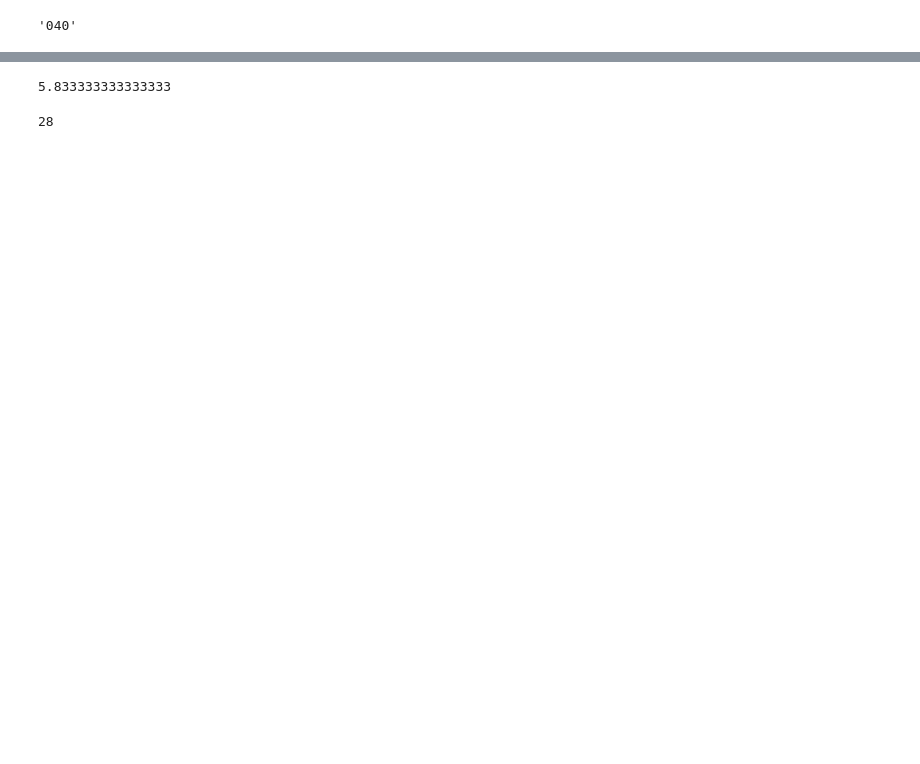
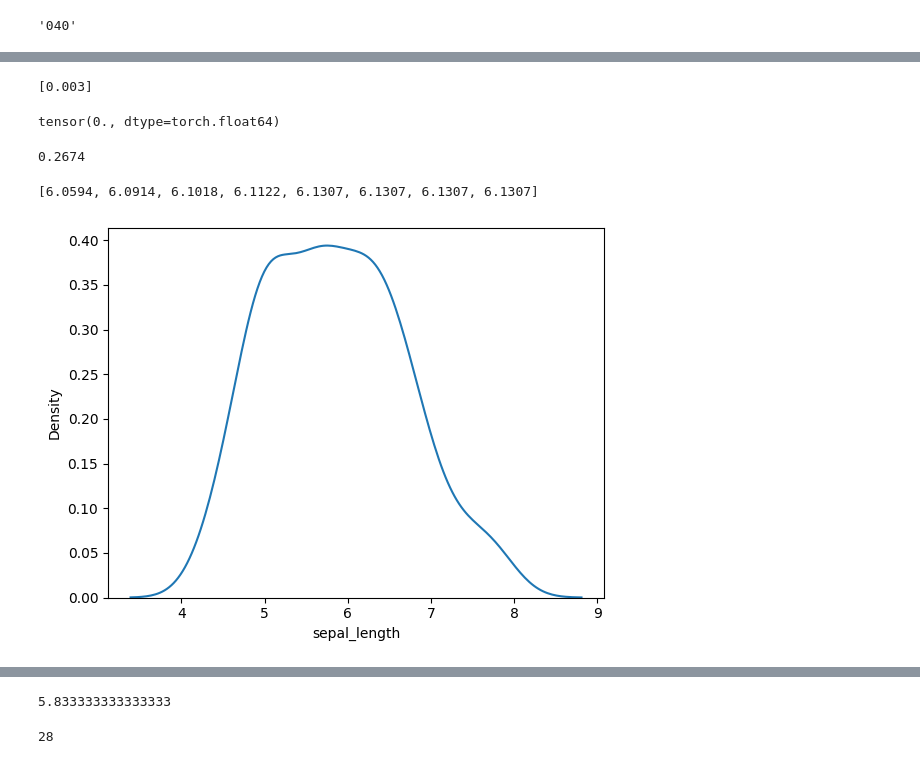
Before and after one commit to charles-kmc/UD2M, a Jupyter notebook: main.ipynb, the cells around one changed output, grey strips where cells are left out. Saved outputs shown, nothing was run; the diff lists cells and outputs as text; code cells hidden in the pictures; blank space fills up the shorter version.

```diff
--- a/main.ipynb
+++ b/main.ipynb
@@ -569,0 +682,39 @@ print(matrics_pd)
+# %%
+x = torch.randn(3,12,12)
+shape = x.shape
+shape=(10-1,) + shape
+
+u = torch.zeros(shape, )
+a = [0.00344]
+print(np.round(a,3).tolist())
+# %% [output]
+[0.003]
+# %%
+u = torch.from_numpy(data)
+for a in u:
+    print((u[0,...] - a).sum())
+    break
+# %% [output]
+tensor(0., dtype=torch.float64)
+# %%
+a = torch.randn(1).item()
+np.round(a, 4)
+# %% [output]
+0.2674
+# %%
+x = np.array([6.05943046, 6.0913793,  6.1018001,  6.1122209,  6.13074676, 6.13074676, 6.13074676, 6.13074676])
+np.round(x, 4).tolist()
+# %% [output]
+[6.0594, 6.0914, 6.1018, 6.1122, 6.1307, 6.1307, 6.1307, 6.1307]
+# %%
+import seaborn as sns
+import matplotlib.pyplot as plt
+
+# Sample data
+data = sns.load_dataset("iris")
+
+# Plot KDE for sepal length
+sns.kdeplot(data=data['sepal_length'])
+plt.show()
+# %% [output]
+[figure, added]
```
Also changed, not shown: parts of 29 cells of this notebook, 25 other files.
